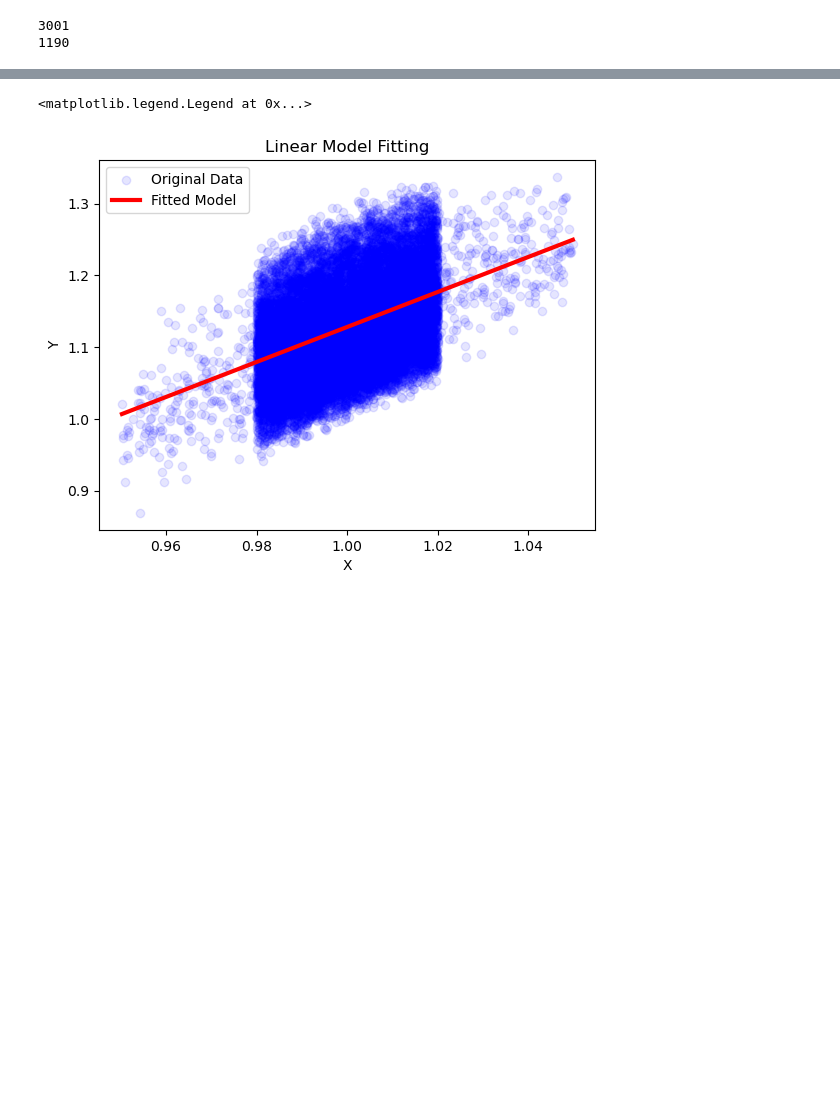
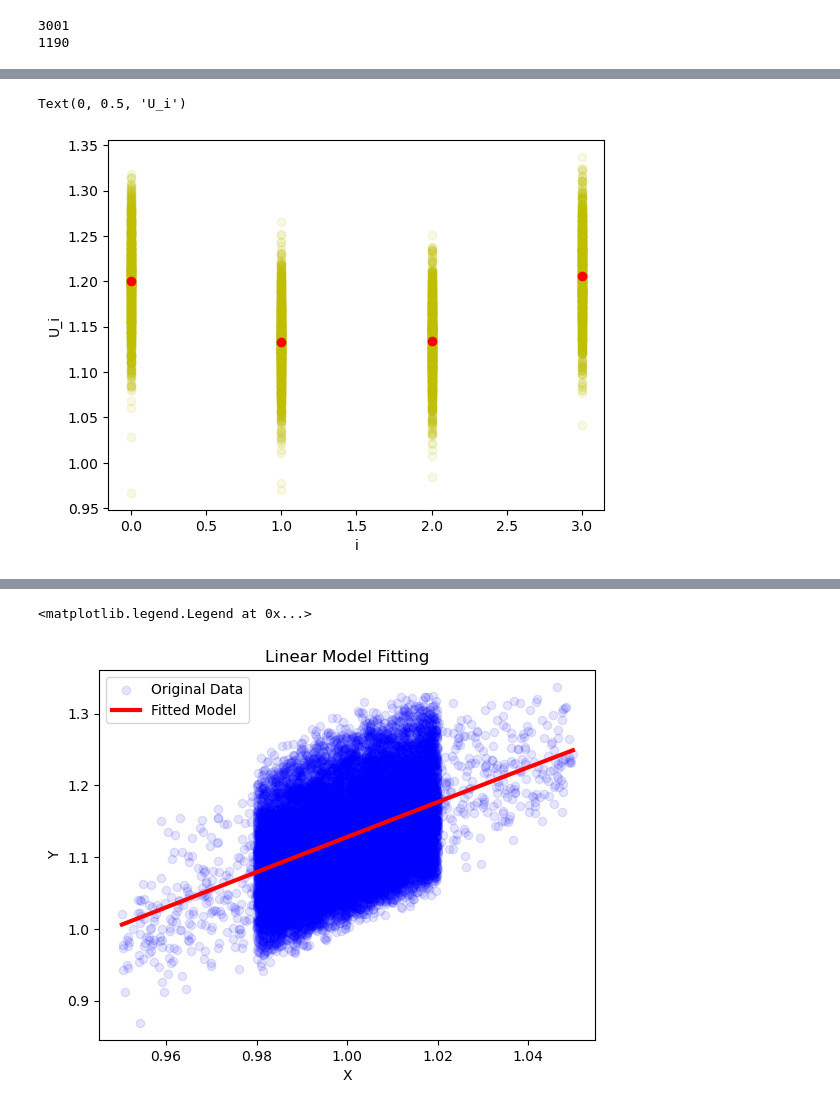
Before and after one commit to htwei17/HubbardTweezer, a Jupyter notebook: LinearRegression/HubbardFit/interaction.ipynb, the cells around one changed output, grey strips where cells are left out. Drawn from its saved outputs; the diff is of its cells as text; code cells hidden in the pictures; blank space fills up the shorter version.

```diff
--- a/LinearRegression/HubbardFit/interaction.ipynb
+++ b/LinearRegression/HubbardFit/interaction.ipynb
@@ -50,0 +96,13 @@ print(nmask)
+# %%
+avgU = np.mean(dat["U_i"][mask], axis=0)
+# %%
+sidx = list(range(4))
+plt.scatter(
+    np.tile(sidx, nmask), dat["U_i"][mask][:, sidx].flatten(), color="y", alpha=0.1
+)
+plt.scatter(sidx, avgU[sidx].flatten(), color="r", alpha=1)
+plt.xlabel("i")
+plt.ylabel("U_i")
+# %% [output]
+Text(0, 0.5, 'U_i')
+[figure, added]
```
Also changed, not shown: parts of 31 cells of this notebook, 1 other file.
